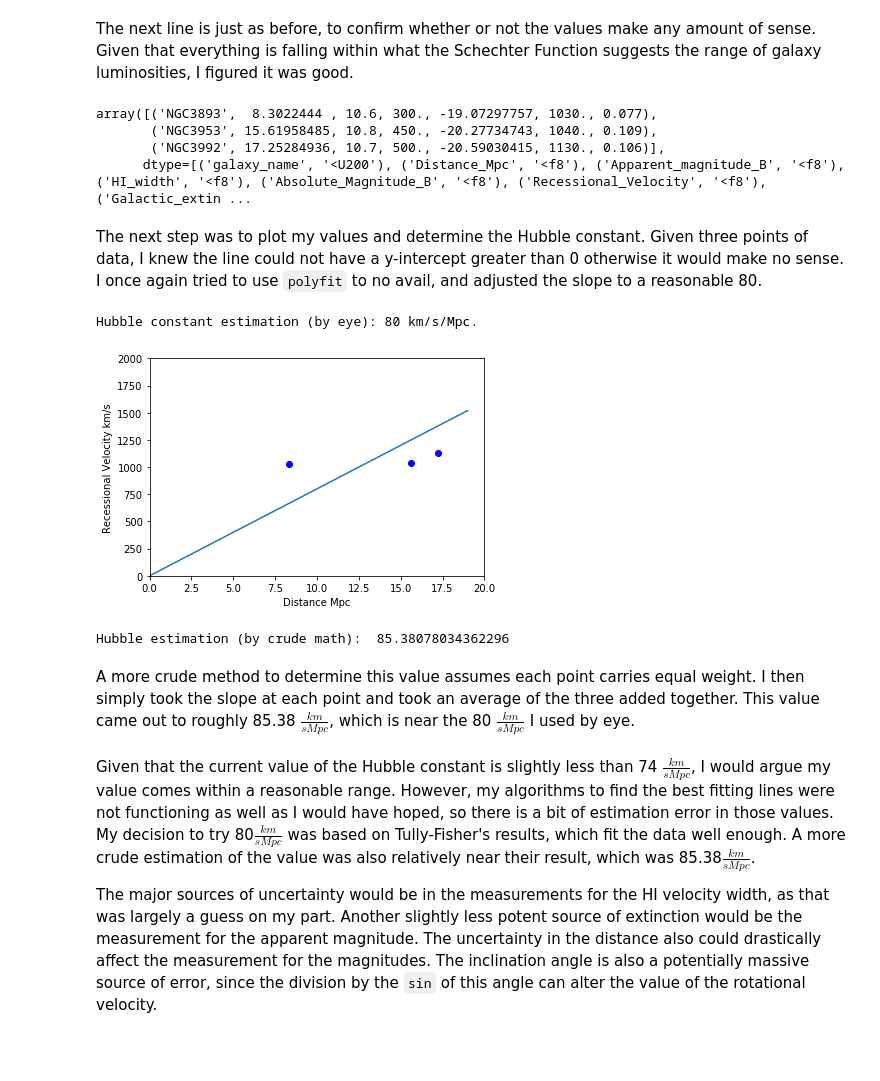
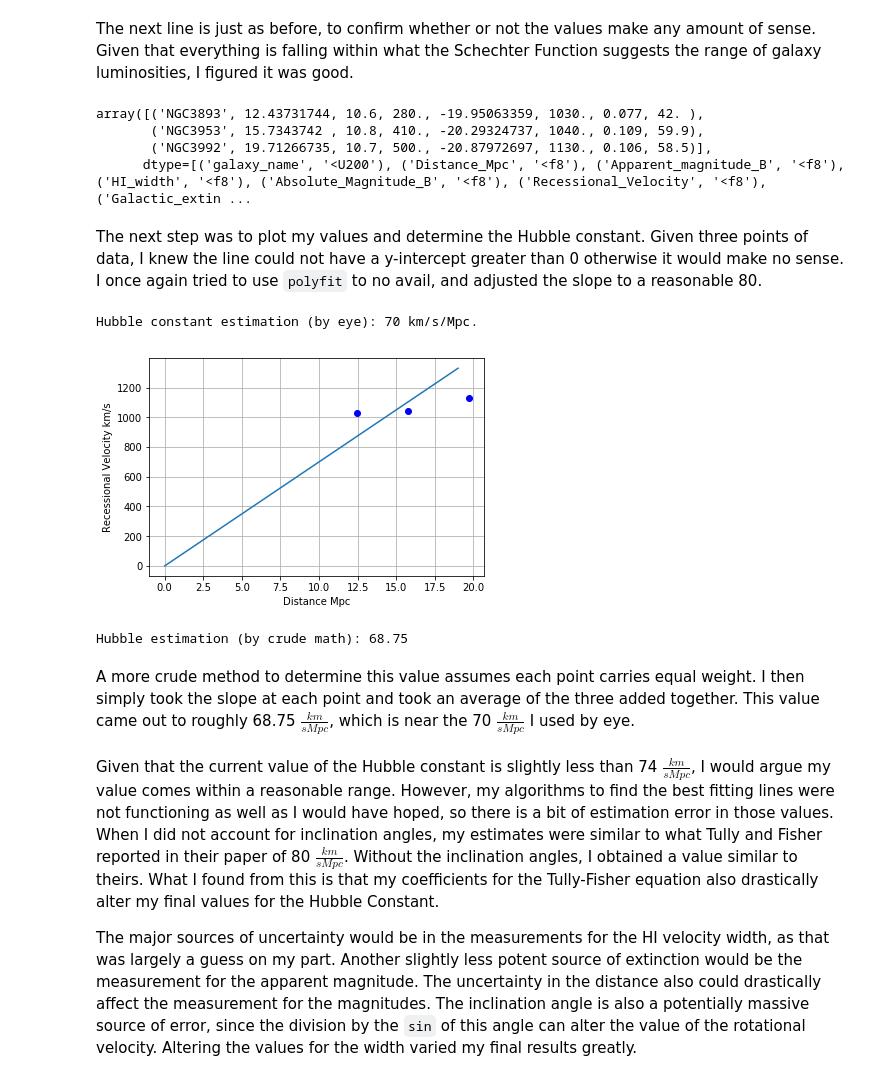
Before and after one commit to taterzz/Tully_Fisher, a Jupyter notebook: Tully_Fisher.ipynb, the cells around one changed output. Cells and saved outputs as stored; diff of their text form; code cells hidden in the pictures; blank space fills up the shorter version.

```diff
--- a/Tully_Fisher.ipynb
+++ b/Tully_Fisher.ipynb
@@ -62,8 +62,8 @@ y = galaxies['Absolute_Magnitude_B']
 m, b = polyfit(x, y, 1)
 
 # polyfit could use some manual adjustments
-b = b + 4
-m = m - 3
+b = b + 2.8
+m = m - 2.5
 
 
 plt.plot(x, y, 'bo', label='Galaxy_Data')
@@ -76,5 +76,6 @@ plt.gca().invert_yaxis()
 plt.legend(loc='best')
 plt.xlim(2,3)
 plt.ylim(-15,-23)
+plt.grid()
 plt.show()
 # %% [output]
@@ -99,5 +100,6 @@ dtype2.append( ('HI_width', float) )
 dtype2.append( ('Absolute_Magnitude_B', float))
 dtype2.append( ('Recessional_Velocity', float))
 dtype2.append( ('Galactic_extinction', float))
+dtype2.append( ('Inclination_angle', float))
 
 galaxies_est = np.empty(3, dtype=dtype2)
@@ -106,54 +110,58 @@ I then used a bit of a lazy approach to fill out the values, but I like the clea
 # %%
 # using the new array to hold the values for the estimations
-galaxies_est[0] = 'NGC3893', 0, 10.6, 300, 0, 1030, 0.077
-galaxies_est[1] = 'NGC3953', 0, 10.8, 450, 0, 1040, 0.109
-galaxies_est[2] = 'NGC3992', 0, 10.7, 500, 0, 1130, 0.106
+galaxies_est[0] = 'NGC3893', 0, 10.6, 280, 0, 1030, 0.077, 42
+galaxies_est[1] = 'NGC3953', 0, 10.8, 410, 0, 1040, 0.109, 59.9
+galaxies_est[2] = 'NGC3992', 0, 10.7, 500, 0, 1130, 0.106, 58.5
 # %% [markdown]
 Given my extremely long variable names, I used an intermediary variable called `dist_mod` to hold the values for the distance modulus. This was calculated using the Tully-Fisher relation found previously. I also converted my distance from parsec to mega parsec manually, as I did not include the `units` import.
 
 Since I calibrated the values for the Tully-Fisher relation previously, I use those values to estimate the absolute magnitude of the 3 galaxies we need to check.
 # %%
 # finding the values for the absolute magnitude using the Tully Fisher calibration
-galaxies_est['Absolute_Magnitude_B'] = m*np.log10(galaxies_est['HI_width']) + b
+galaxies_est['Absolute_Magnitude_B'] = m*np.log10(galaxies_est['HI_width']/\
+                 np.sin(galaxies_est['Inclination_angle']*np.pi/180)) + b
 
 # accounting for extinction
-dist_mod = galaxies_est['Apparent_magnitude_B']-galaxies_est['Absolute_Magnitude_B'] - galaxies_est['Galactic_extinction']
+
+dist_mod=galaxies_est['Apparent_magnitude_B']-galaxies_est['Absolute_Magnitude_B']-galaxies_est['Galactic_extinction']
+
 galaxies_est['Distance_Mpc'] = 10**(dist_mod/5 + 1) / 1000000
 # %% [markdown]
 The next line is just as before, to confirm whether or not the values make any amount of sense. Given that everything is falling within what the Schechter Function suggests the range of galaxy luminosities, I figured it was good.
 # %%
 galaxies_est
 # %% [output]
-array([('NGC3893',  8.3022444 , 10.6, 300., -19.07297757, 1030., 0.077),
-       ('NGC3953', 15.61958485, 10.8, 450., -20.27734743, 1040., 0.109),
-       ('NGC3992', 17.25284936, 10.7, 500., -20.59030415, 1130., 0.106)],
+array([('NGC3893', 12.43731744, 10.6, 280., -19.95063359, 1030., 0.077, 42. ),
+       ('NGC3953', 15.7343742 , 10.8, 410., -20.29324737, 1040., 0.109, 59.9),
+       ('NGC3992', 19.71266735, 10.7, 500., -20.87972697, 1130., 0.106, 58.5)],
       dtype=[('galaxy_name', '<U200'), ('Distance_Mpc', '<f8'), ('Apparent_magnitude_B', '<f8'), ('HI_width', '<f8'), ('Absolute_Magnitude_B', '<f8'), ('Recessional_Velocity', '<f8'), ('Galactic_extin ...
 # %% [markdown]
 The next step was to plot my values and determine the Hubble constant. Given three points of data, I knew the line could not have a y-intercept greater than 0 otherwise it would make no sense. I once again tried to use `polyfit` to no avail, and adjusted the slope to a reasonable 80.
 # %%
 plt.plot(galaxies_est['Distance_Mpc'], galaxies_est['Recessional_Velocity'], 'bo')
 
 m2, b2 = polyfit(galaxies_est['Distance_Mpc'], galaxies_est['Recessional_Velocity'], 1)
-plt.plot(np.arange(20), np.arange(20)*80)
+plt.plot(np.arange(20), np.arange(20)*70)
 
 plt.xlabel('Distance Mpc')
 plt.ylabel('Recessional Velocity km/s')
 
-plt.xlim(0,20)
-plt.ylim(0,2000)
-print("Hubble constant estimation (by eye): 80 km/s/Mpc.")
+#plt.xlim(0,20)
+#plt.ylim(0,2000)
+plt.grid()
+print("Hubble constant estimation (by eye): 70 km/s/Mpc.")
 # %% [output]
-Hubble constant estimation (by eye): 80 km/s/Mpc.
+Hubble constant estimation (by eye): 70 km/s/Mpc.
-[figure, old version]
+[figure, new version]
 # %%
 rise_over_run = galaxies_est['Recessional_Velocity'] / galaxies_est['Distance_Mpc']
 estimation = (rise_over_run[0] + rise_over_run[1] + rise_over_run[2]) / 3
-print("Hubble estimation (by crude math): ", estimation)
+print('Hubble estimation (by crude math): %.2f' % estimation)
 # %% [output]
-Hubble estimation (by crude math):  85.38078034362296
+Hubble estimation (by crude math): 68.75
 # %% [markdown]
-A more crude method to determine this value assumes each point carries equal weight. I then simply took the slope at each point and took an average of the three added together. This value came out to roughly 85.38 $\frac{km}{sMpc}$, which is near the 80 $\frac{km}{sMpc}$ I used by eye.
+A more crude method to determine this value assumes each point carries equal weight. I then simply took the slope at each point and took an average of the three added together. This value came out to roughly 68.75 $\frac{km}{sMpc}$, which is near the 70 $\frac{km}{sMpc}$ I used by eye.
 # %% [markdown]
-Given that the current value of the Hubble constant is slightly less than 74 $\frac{km}{sMpc}$, I would argue my value comes within a reasonable range. However, my algorithms to find the best fitting lines were not functioning as well as I would have hoped, so there is a bit of estimation error in those values. My decision to try 80$\frac{km}{sMpc}$ was based on Tully-Fisher's results, which fit the data well enough. A more crude estimation of the value was also relatively near their result, which was 85.38$\frac{km}{sMpc}$.
+Given that the current value of the Hubble constant is slightly less than 74 $\frac{km}{sMpc}$, I would argue my value comes within a reasonable range. However, my algorithms to find the best fitting lines were not functioning as well as I would have hoped, so there is a bit of estimation error in those values. When I did not account for inclination angles, my estimates were similar to what Tully and Fisher reported in their paper of 80 $\frac{km}{sMpc}$. Without the inclination angles, I obtained a value similar to theirs. What I found from this is that my coefficients for the Tully-Fisher equation also drastically alter my final values for the Hubble Constant.
 
-The major sources of uncertainty would be in the measurements for the HI velocity width, as that was largely a guess on my part. Another slightly less potent source of extinction would be the measurement for the apparent magnitude. The uncertainty in the distance also could drastically affect the measurement for the magnitudes. The inclination angle is also a potentially massive source of error, since the division by the `sin` of this angle can alter the value of the rotational velocity.
+The major sources of uncertainty would be in the measurements for the HI velocity width, as that was largely a guess on my part. Another slightly less potent source of extinction would be the measurement for the apparent magnitude. The uncertainty in the distance also could drastically affect the measurement for the magnitudes. The inclination angle is also a potentially massive source of error, since the division by the `sin` of this angle can alter the value of the rotational velocity. Altering the values for the width varied my final results greatly.
```
Also changed, not shown: parts of 4 cells of this notebook.
